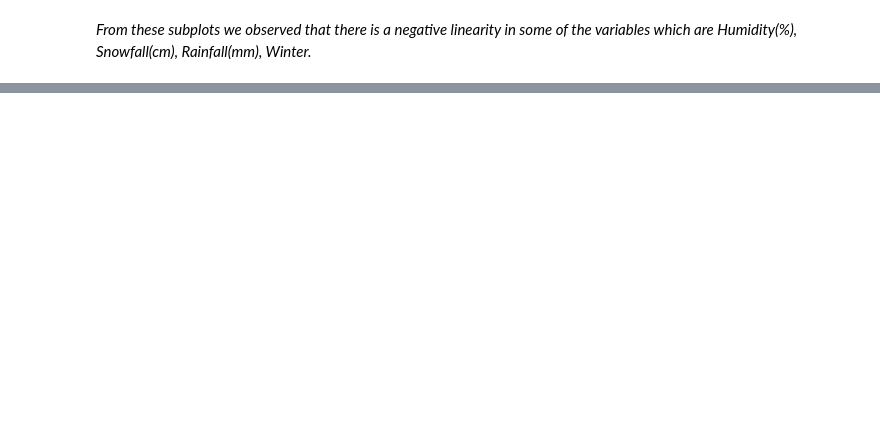
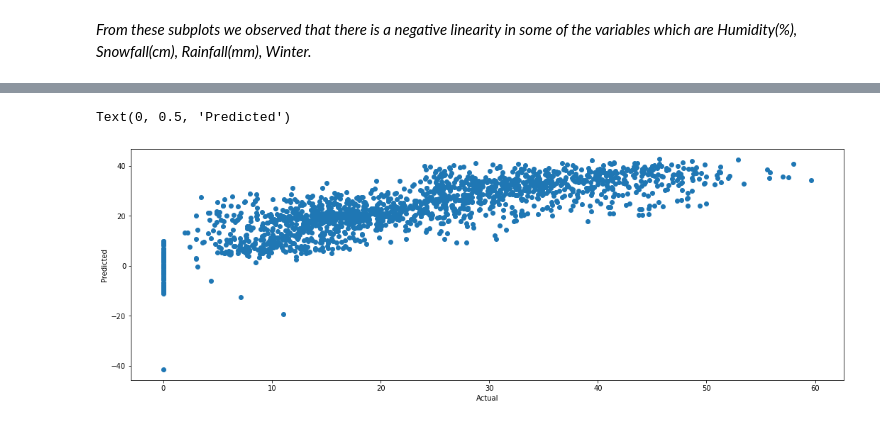
Before and after one commit to satendra-p/Bike_Sharing_Demand_Prediction_using_ML_Reggression, a Jupyter notebook: Bike_Sharing_Demand_Prediction_using_ML_Reggression.ipynb, the cells around one changed output, grey strips where cells are left out. Cells and saved outputs as stored; diff of their text form; code cells hidden in the pictures; blank space fills up the shorter version.

```diff
--- a/Bike_Sharing_Demand_Prediction_using_ML_Reggression.ipynb
+++ b/Bike_Sharing_Demand_Prediction_using_ML_Reggression.ipynb
@@ -553,0 +570,4 @@ for n,column in enumerate(independent_variables):
+# %%
+# Dividing the data in training and test dataset.
+
+X_train,X_test,y_train,y_test = train_test_split(X,y, test_size=0.2,random_state=42)
@@ -553,0 +582,8 @@ for n,column in enumerate(independent_variables):
+# %%
+# Transforming data
+
+from sklearn.preprocessing import MinMaxScaler
+
+scaler = MinMaxScaler()
+X_train = scaler.fit_transform(X_train)
+X_test = scaler.transform(X_test)
@@ -553,0 +608,6 @@ for n,column in enumerate(independent_variables):
+# %%
+#Building the model and fitting training data.
+from sklearn.linear_model import LinearRegression
+
+regressor = LinearRegression()
+regressor.fit(X_train, y_train)
@@ -553,0 +698,3 @@ for n,column in enumerate(independent_variables):
+# %%
+#Predicting for Test data.
+y_pred_test = regressor.predict(X_test)
@@ -553,0 +747,9 @@ for n,column in enumerate(independent_variables):
+# %%
+#Plotting the Scatter plot for actual and predicted bike counts.
+plt.figure(figsize=(18,6))
+plt.scatter((y_test), (y_pred_test))
+plt.xlabel('Actual')
+plt.ylabel('Predicted')
+# %% [output]
+Text(0, 0.5, 'Predicted')
+[figure, added]
```
Also changed, not shown: parts of 30 cells of this notebook.
